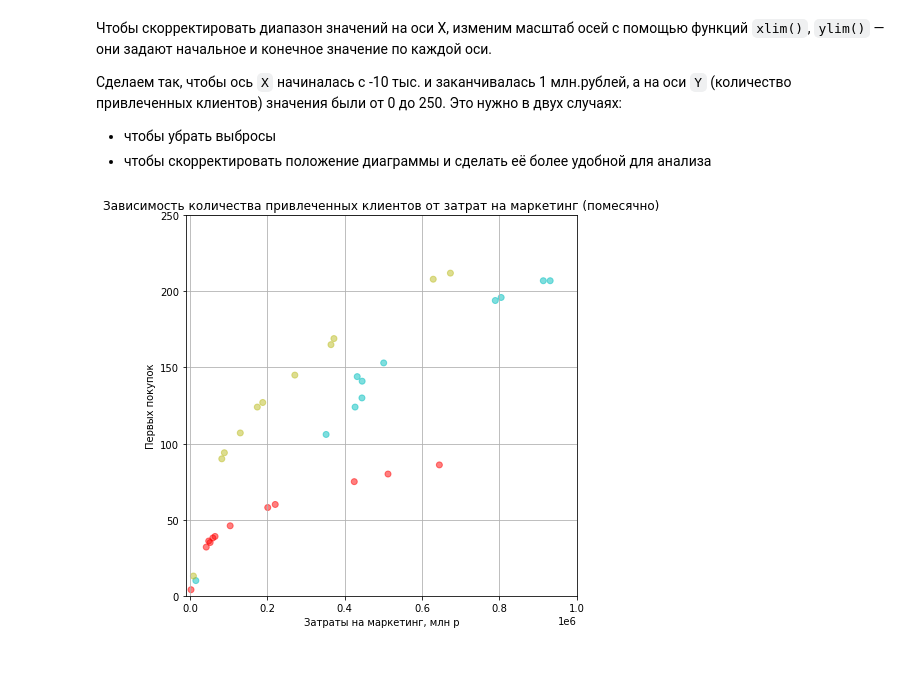
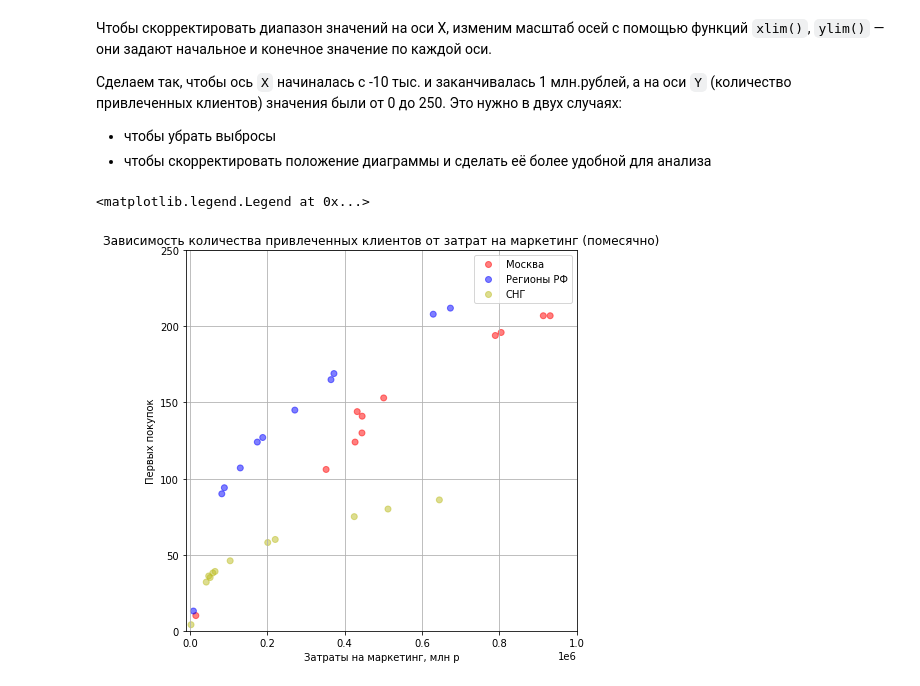
Before and after one commit to fleisan18/number_of_attracted_customers_on_marketing_costs, a Jupyter notebook: 2_number_of_attracted_customers_on_marketing_costs.ipynb, the cells around one changed output. Cells and saved outputs as stored; diff of their text form; code cells hidden in the pictures.

Commit message:
added legends

```diff
--- a/2_number_of_attracted_customers_on_marketing_costs.ipynb
+++ b/2_number_of_attracted_customers_on_marketing_costs.ipynb
@@ -143,8 +137,7 @@ geo_groups
 # %%
 # зададим цвет для каждой группы
 
-colors = {'Москва':'c',
-          'Регионы РФ':'tab:olive',
-          'СНГ':'r',
-          'Без страны':'k'}
+values = {'Москва':1,
+          'Регионы РФ':2,
+          'СНГ':3}
 # %%
@@ -190,21 +192,24 @@ scatter = plt.scatter(
 # %%
 plt.figure(figsize=(7, 7))  # зададим размер фигуры
 
 # зададим масштаб осей
 plt.xlim(-10_000, 1_000_000) # минусовое значение, чтобы не отрезать 0
 plt.ylim(0, 250)
 
 plt.title('Зависимость количества привлеченных клиентов от затрат на маркетинг (помесячно)')
 plt.xlabel('Затраты на маркетинг, млн р')
 plt.ylabel('Первых покупок')
 
 plt.grid() # сетка
 
 scatter = plt.scatter(
     marketing_sales.budget, # ось X
     marketing_sales.sales, # ось Y
-    c = marketing_sales['geo_group'].map(colors), # задаем цвета точек как четвертое измерение
+    c = marketing_sales['geo_group'].map(values),
+    cmap = ListedColormap(['r', 'blue', 'tab:olive']),
     alpha = 0.5 # прозрачность 50%
 )
+plt.legend(handles=scatter.legend_elements()[0], labels=['Москва', 'Регионы РФ', 'СНГ'])
 # %% [output]
+<matplotlib.legend.Legend at 0x...>
-[figure, old version]
+[figure, new version]
```
Also changed, not shown: parts of 7 cells of this notebook.
